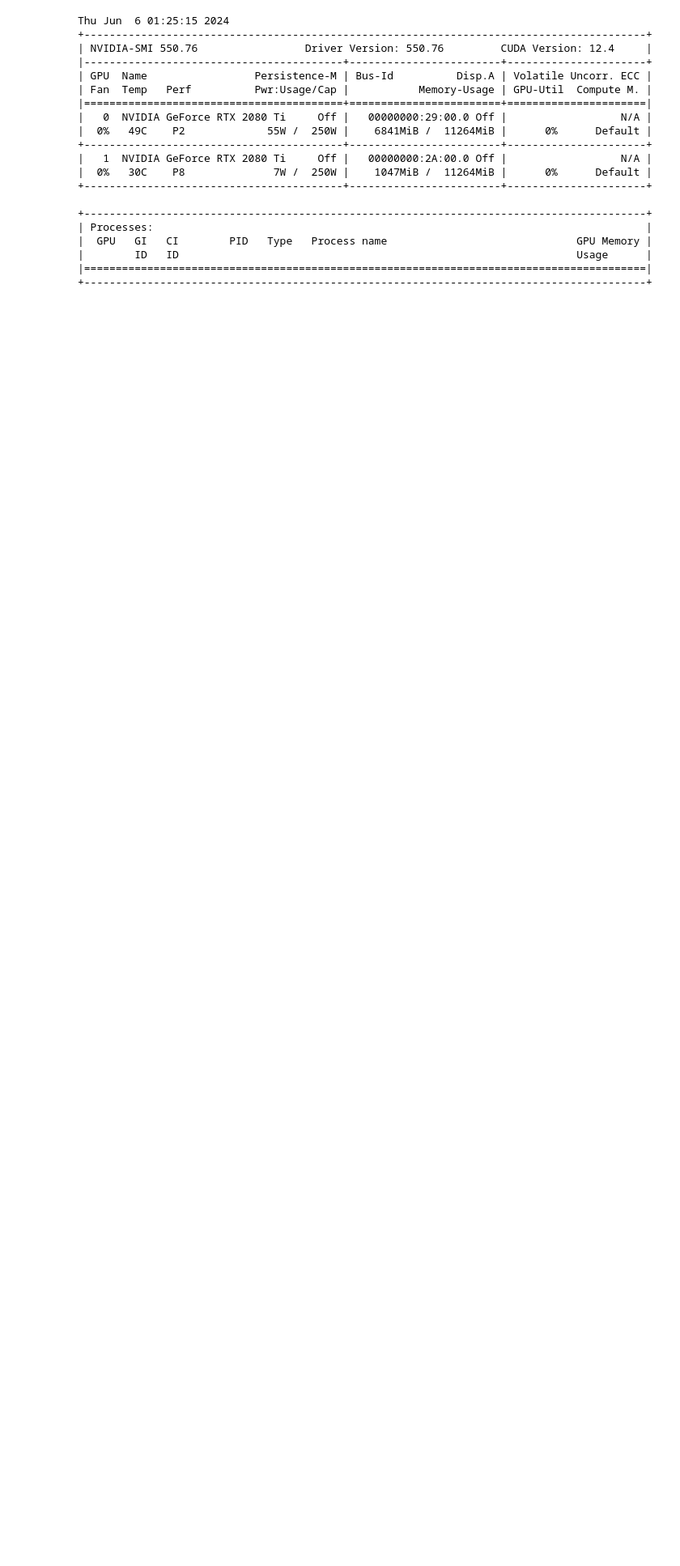
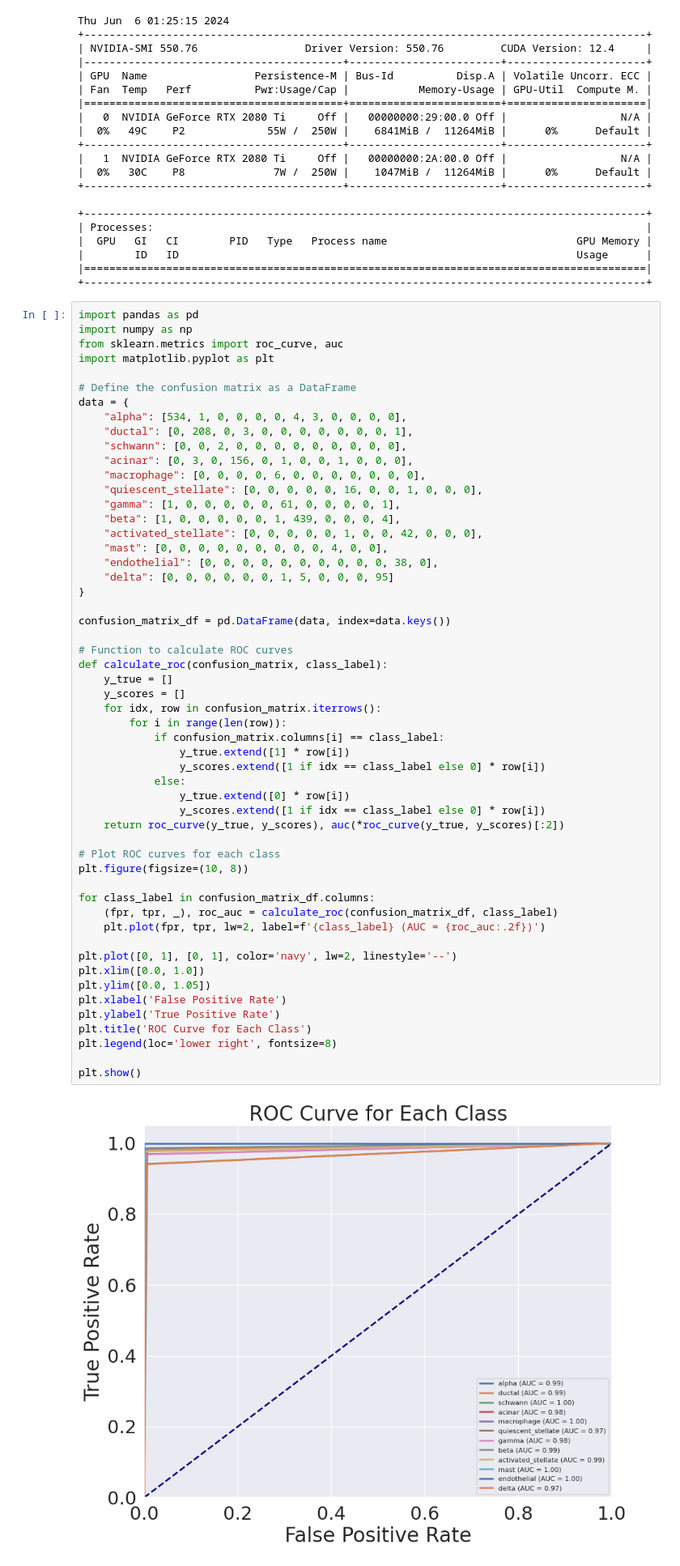
Before and after one commit to vaishjah3/Geneformer, a Jupyter notebook: cell_classification_pancreas.ipynb, the cells around one changed output. Shown: that part at 81% size. Drawn from its saved outputs; the diff is of its cells as text; blank space fills up the shorter version.

```diff
--- a/cell_classification_pancreas.ipynb
+++ b/cell_classification_pancreas.ipynb
@@ -214,3 +234,59 @@ Thu Jun  6 01:25:15 2024
 |        ID   ID                                                               Usage      |
 |=========================================================================================|
 +-----------------------------------------------------------------------------------------+
+# %%
+import pandas as pd
+import numpy as np
+from sklearn.metrics import roc_curve, auc
+import matplotlib.pyplot as plt
+
+# Define the confusion matrix as a DataFrame
+data = {
+    "alpha": [534, 1, 0, 0, 0, 0, 4, 3, 0, 0, 0, 0],
+    "ductal": [0, 208, 0, 3, 0, 0, 0, 0, 0, 0, 0, 1],
+    "schwann": [0, 0, 2, 0, 0, 0, 0, 0, 0, 0, 0, 0],
+    "acinar": [0, 3, 0, 156, 0, 1, 0, 0, 1, 0, 0, 0],
+    "macrophage": [0, 0, 0, 0, 6, 0, 0, 0, 0, 0, 0, 0],
+    "quiescent_stellate": [0, 0, 0, 0, 0, 16, 0, 0, 1, 0, 0, 0],
+    "gamma": [1, 0, 0, 0, 0, 0, 61, 0, 0, 0, 0, 1],
+    "beta": [1, 0, 0, 0, 0, 0, 1, 439, 0, 0, 0, 4],
+    "activated_stellate": [0, 0, 0, 0, 0, 1, 0, 0, 42, 0, 0, 0],
+    "mast": [0, 0, 0, 0, 0, 0, 0, 0, 0, 4, 0, 0],
+    "endothelial": [0, 0, 0, 0, 0, 0, 0, 0, 0, 0, 38, 0],
+    "delta": [0, 0, 0, 0, 0, 0, 1, 5, 0, 0, 0, 95]
+}
+
+confusion_matrix_df = pd.DataFrame(data, index=data.keys())
+
+# Function to calculate ROC curves
+def calculate_roc(confusion_matrix, class_label):
+    y_true = []
+    y_scores = []
+    for idx, row in confusion_matrix.iterrows():
+        for i in range(len(row)):
+            if confusion_matrix.columns[i] == class_label:
+                y_true.extend([1] * row[i])
+                y_scores.extend([1 if idx == class_label else 0] * row[i])
+            else:
+                y_true.extend([0] * row[i])
+                y_scores.extend([1 if idx == class_label else 0] * row[i])
+    return roc_curve(y_true, y_scores), auc(*roc_curve(y_true, y_scores)[:2])
+
+# Plot ROC curves for each class
+plt.figure(figsize=(10, 8))
+
+for class_label in confusion_matrix_df.columns:
+    (fpr, tpr, _), roc_auc = calculate_roc(confusion_matrix_df, class_label)
+    plt.plot(fpr, tpr, lw=2, label=f'{class_label} (AUC = {roc_auc:.2f})')
+
+plt.plot([0, 1], [0, 1], color='navy', lw=2, linestyle='--')
+plt.xlim([0.0, 1.0])
+plt.ylim([0.0, 1.05])
+plt.xlabel('False Positive Rate')
+plt.ylabel('True Positive Rate')
+plt.title('ROC Curve for Each Class')
+plt.legend(loc='lower right', fontsize=8)
+
+plt.show()
+# %% [output]
+[figure, added]
```
Also changed, not shown: parts of 2 cells of this notebook.
